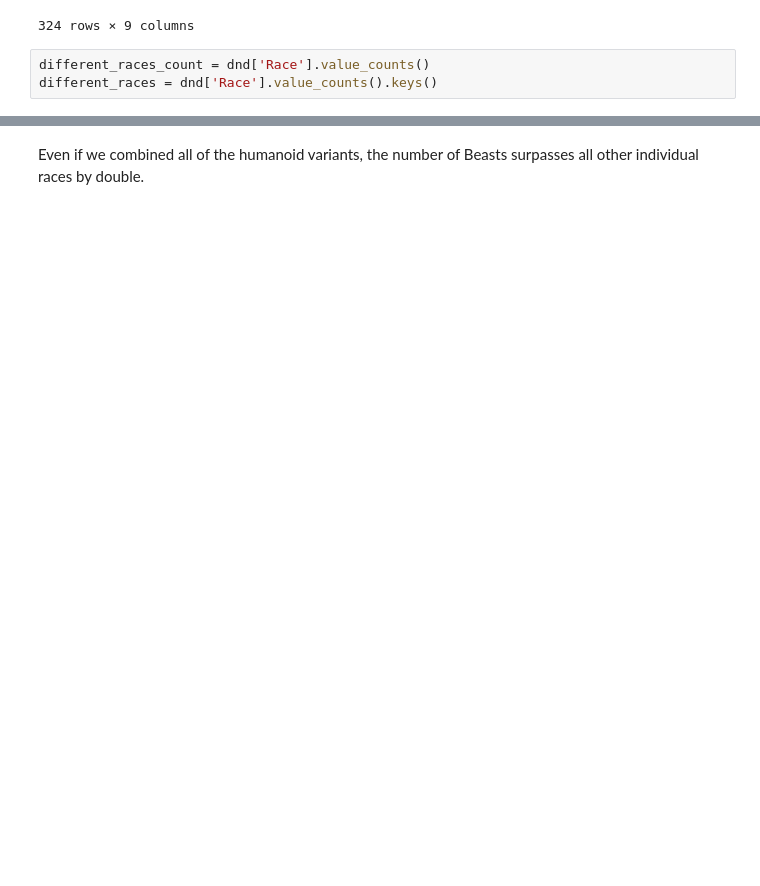
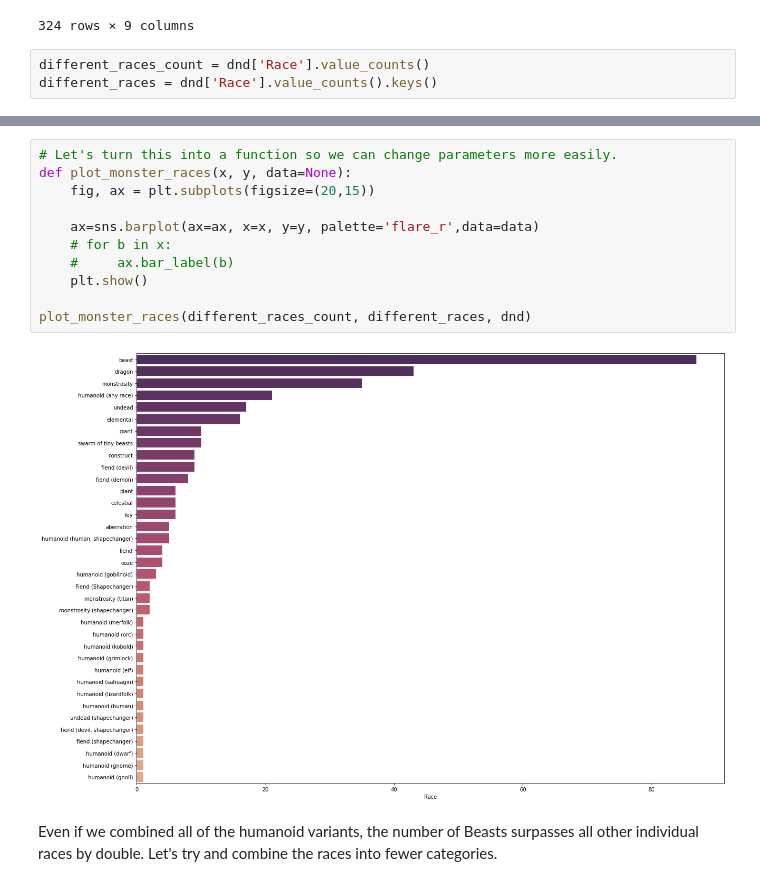
Before and after one commit to dmm4613/dnd-eda, a Jupyter notebook: dnd-eda.ipynb, the cells around one changed output, grey strips where cells are left out. Drawn from its saved outputs; the diff is of its cells as text; blank space fills up the shorter version.

```diff
--- a/dnd-eda.ipynb
+++ b/dnd-eda.ipynb
@@ -130,2 +130,15 @@ plt.show()
+# %%
+# Let's turn this into a function so we can change parameters more easily.
+def plot_monster_races(x, y, data=None):
+    fig, ax = plt.subplots(figsize=(20,15))
+
+    ax=sns.barplot(ax=ax, x=x, y=y, palette='flare_r',data=data)
+    # for b in x:
+    #     ax.bar_label(b)
+    plt.show()
+
+plot_monster_races(different_races_count, different_races, dnd)
+# %% [output]
+[figure, added]
 # %% [markdown]
-Even if we combined all of the humanoid variants, the number of Beasts surpasses all other individual races by double.
+Even if we combined all of the humanoid variants, the number of Beasts surpasses all other individual races by double. Let's try and combine the races into fewer categories.
```
Also changed, not shown: parts of 9 cells of this notebook, 1 other file.
